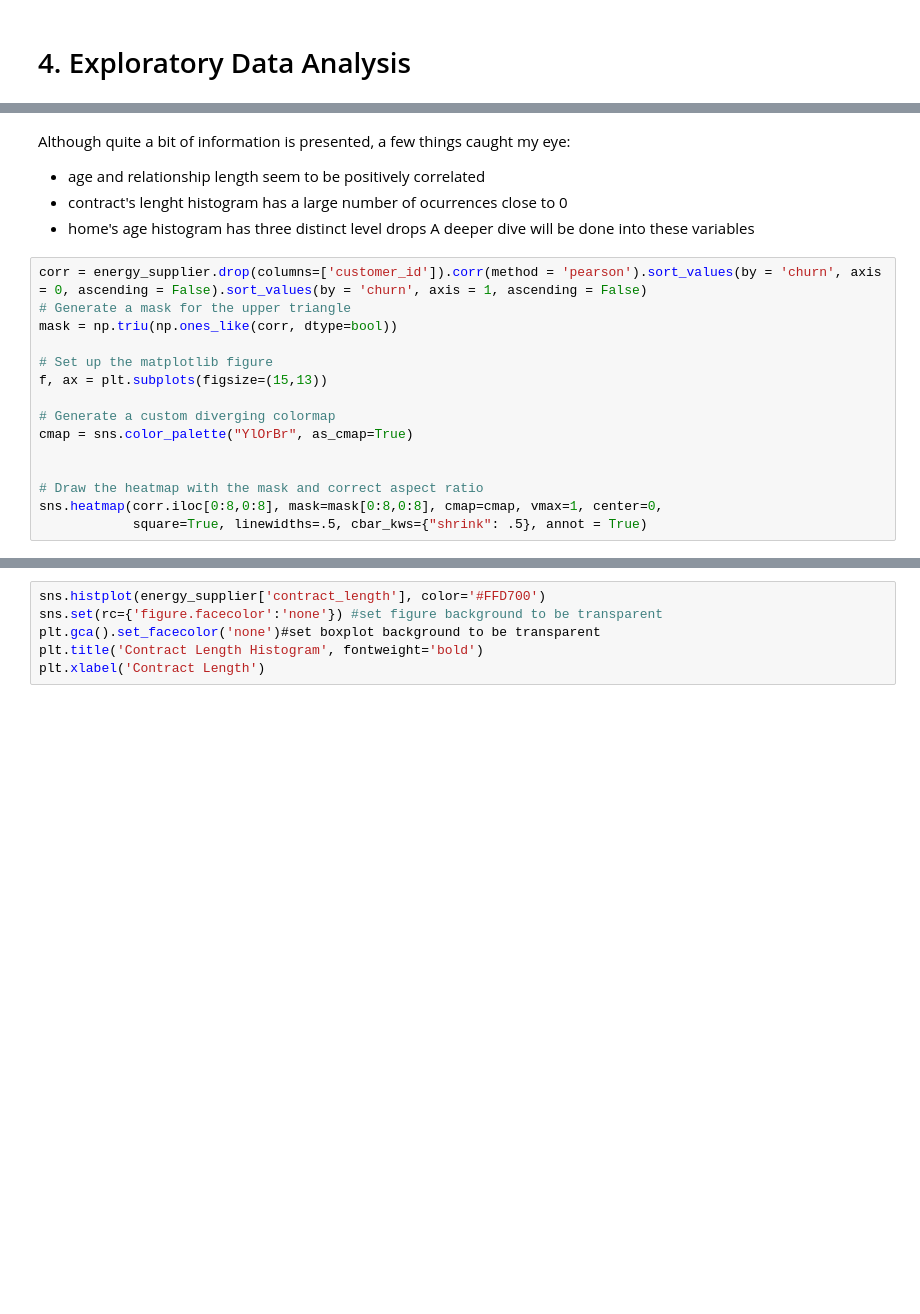
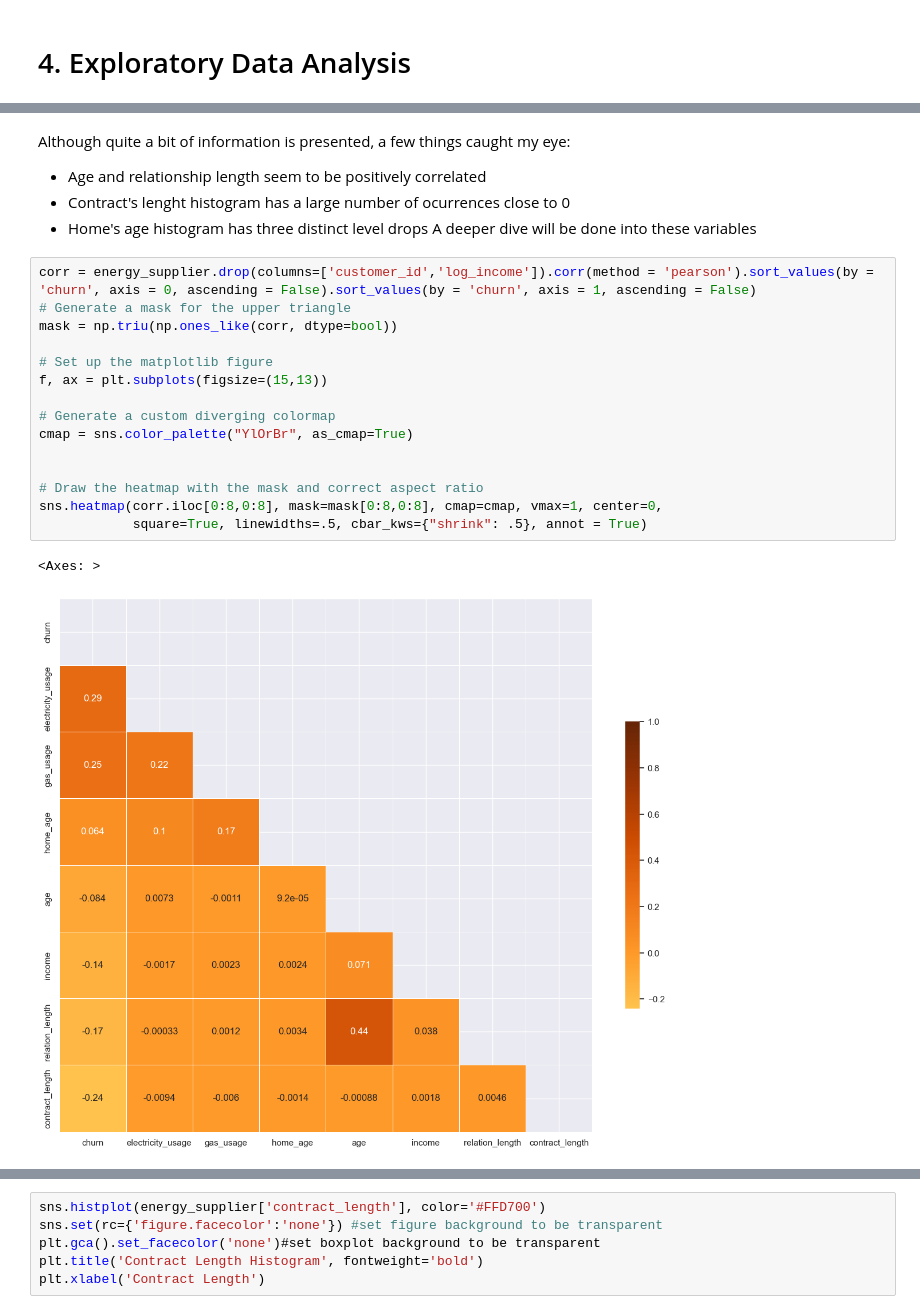
Before and after one commit to alelledo/churn-prediction, a Jupyter notebook: Notebook/energy_supplier.ipynb, the cells around one changed output, grey strips where cells are left out. Saved outputs shown, nothing was run; the diff lists cells and outputs as text; blank space fills up the shorter version.

```diff
--- a/Notebook/energy_supplier.ipynb
+++ b/Notebook/energy_supplier.ipynb
@@ -230,24 +253,27 @@ sns.pairplot(energy_supplier.drop(columns=['customer_id']), hue='churn', palette
 [figure]
 # %% [markdown]
 Although quite a bit of information is presented, a few things caught my eye:
-- age and relationship length seem to be positively correlated
-- contract's lenght histogram has a large number of ocurrences close to 0
-- home's age histogram has three distinct level drops
+- Age and relationship length seem to be positively correlated
+- Contract's lenght histogram has a large number of ocurrences close to 0
+- Home's age histogram has three distinct level drops
 A deeper dive will be done into these variables
 # %%
-corr = energy_supplier.drop(columns=['customer_id']).corr(method = 'pearson').sort_values(by = 'churn', axis = 0, ascending = False).sort_values(by = 'churn', axis = 1, ascending = False)
+corr = energy_supplier.drop(columns=['customer_id','log_income']).corr(method = 'pearson').sort_values(by = 'churn', axis = 0, ascending = False).sort_values(by = 'churn', axis = 1, ascending = False)
 # Generate a mask for the upper triangle
 mask = np.triu(np.ones_like(corr, dtype=bool))
 
 # Set up the matplotlib figure
 f, ax = plt.subplots(figsize=(15,13))
 
 # Generate a custom diverging colormap
 cmap = sns.color_palette("YlOrBr", as_cmap=True)
 
 
 # Draw the heatmap with the mask and correct aspect ratio
 sns.heatmap(corr.iloc[0:8,0:8], mask=mask[0:8,0:8], cmap=cmap, vmax=1, center=0,
             square=True, linewidths=.5, cbar_kws={"shrink": .5}, annot = True)
+# %% [output]
+<Axes: >
+[figure, added]
 # %% [markdown]
 In this correlation heatmap:
```
Also changed, not shown: parts of 40 cells of this notebook.
